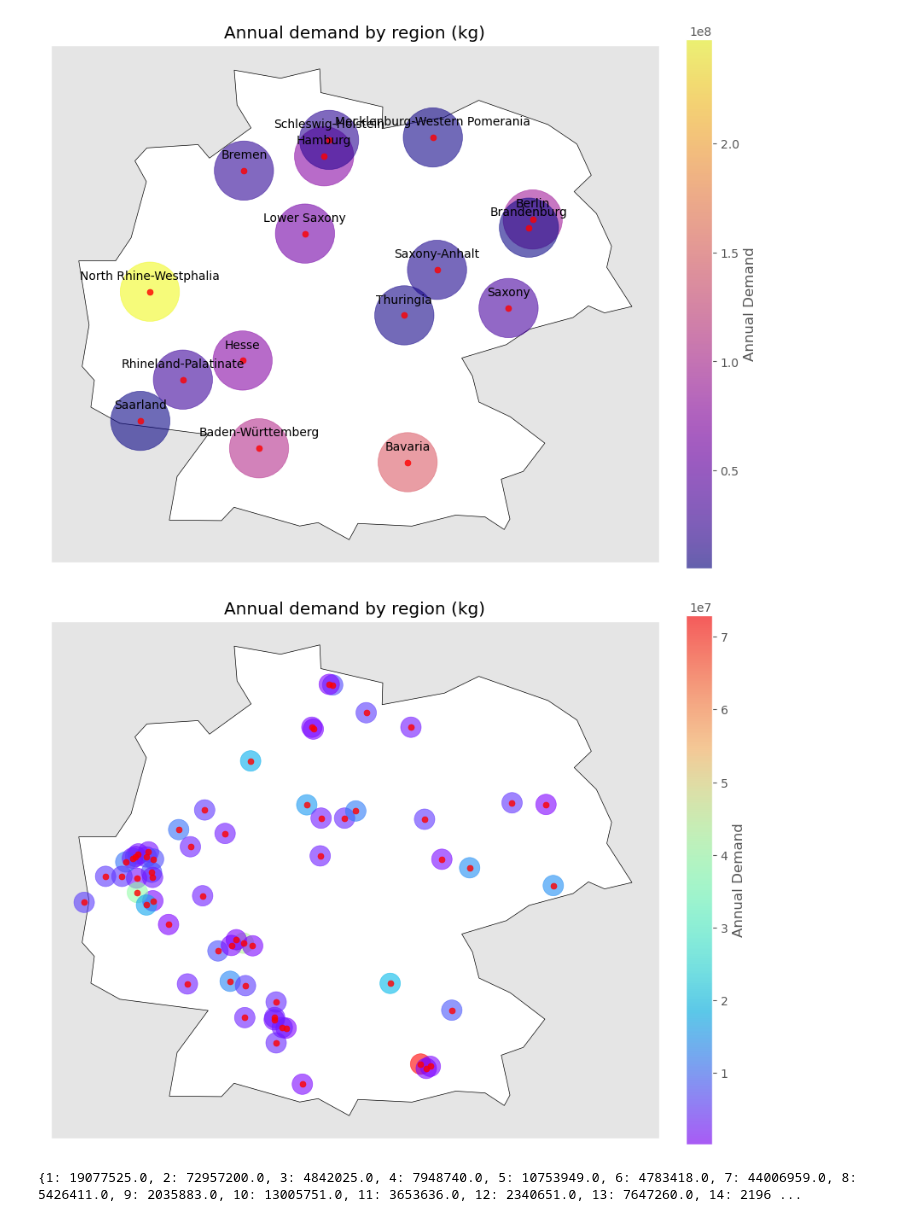
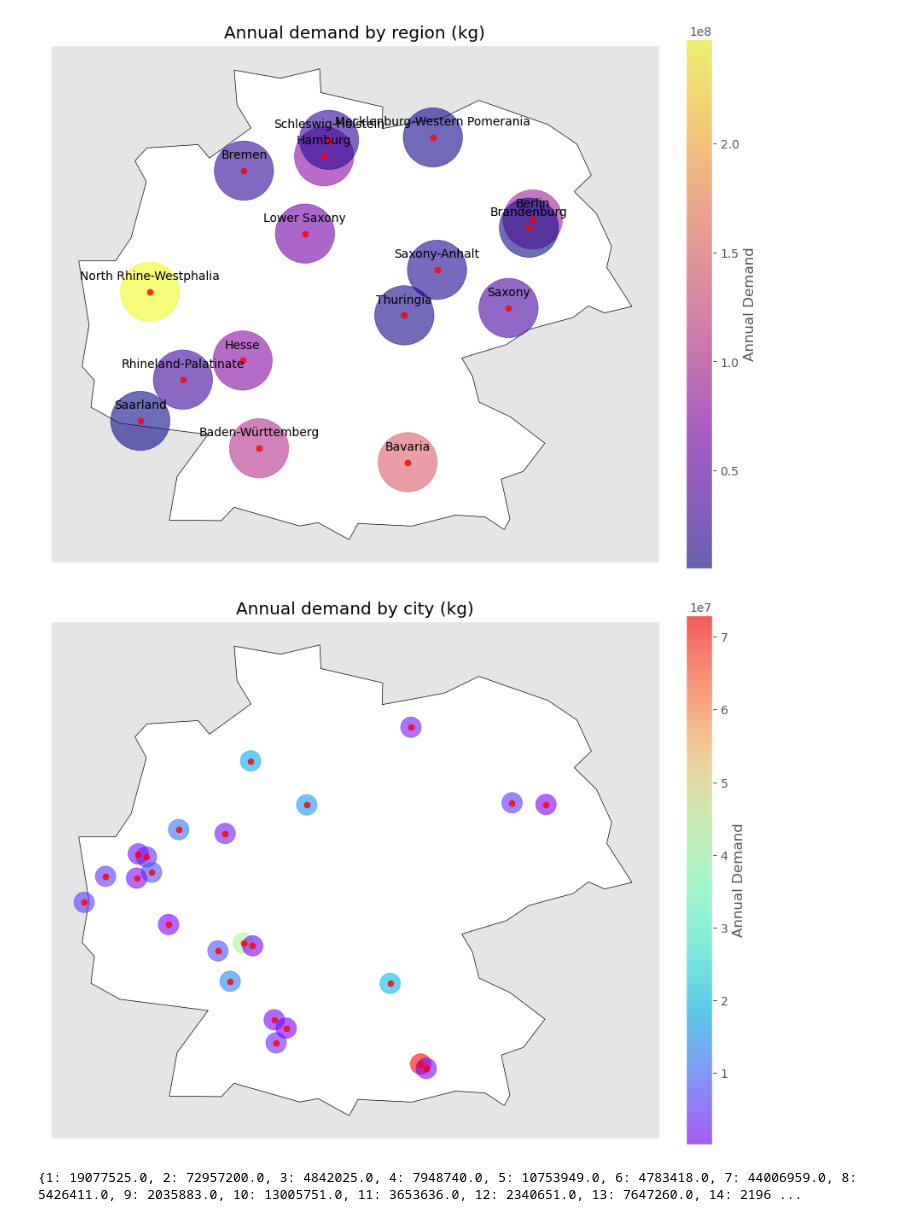
Before and after one commit to SyrineFrini/hydrogen_Infrastructure, a Jupyter notebook: combined_supply_network.ipynb, the cells around one changed output. Drawn from its saved outputs; the diff is of its cells as text; code cells hidden in the pictures.

```diff
--- a/combined_supply_network.ipynb
+++ b/combined_supply_network.ipynb
@@ -20,8 +20,8 @@ df = pd.read_csv(
     usecols = ['city', 'lat', 'lng', 'population_proper', 'capital', 'admin_name', 'gdp'])
 # %%
 RANDOM_STATE = 4          # For reproducibility
-FRACTION_CUSTOMERS = 0.5  # Fraction of cities we want to keep as customers
-FRACTION_WAREHOUSES = 1 # Fraction of cities we want to keep as warehouse locations
+FRACTION_CUSTOMERS = 0.2  # Fraction of cities we want to keep as customers
+FRACTION_WAREHOUSES = 0.2 # Fraction of cities we want to keep as warehouse locations
 FRACTION_DEMAND = 32
 
 # List of the 16 regions of germany
@@ -168,29 +168,29 @@ plt.show()
 # %%
 # Plot the shape of gemany
 ax = germany.plot(color='white', edgecolor='black', figsize=(10, 10))
 
 # Plot region area colored based on demand
 customer_df.\
     plot(ax=ax, column='demand', marker='o', c='demand', cmap='rainbow', markersize=300, alpha=0.6)
 
 # Add region 'center' as red dots
 customer_df.\
     plot(ax=ax, marker='o', c='red', markersize=25, alpha=0.8, label='Customer location')
 
 # Add color bar with demand scale
 plt.colorbar(ax.get_children()[1], ax=ax, label='Annual Demand', fraction=0.04, pad=0.04)
 
 # Add title
-plt.title('Annual demand by region (kg)')
+plt.title('Annual demand by city (kg)')
 
 # Remove ticks from axis
 plt.xticks([])
 plt.yticks([])
 
 # Show plot
 plt.show()
 # %% [output]
-[figure, old version]
+[figure, new version]
 # %%
 # Dictionary of cutomer id (id) and demand (value)
 demand_dict = { customer : customer_df['demand'][i] for i, customer in enumerate(customer_df['customer_id']) }
```
Also changed, not shown: parts of 15 cells of this notebook.
